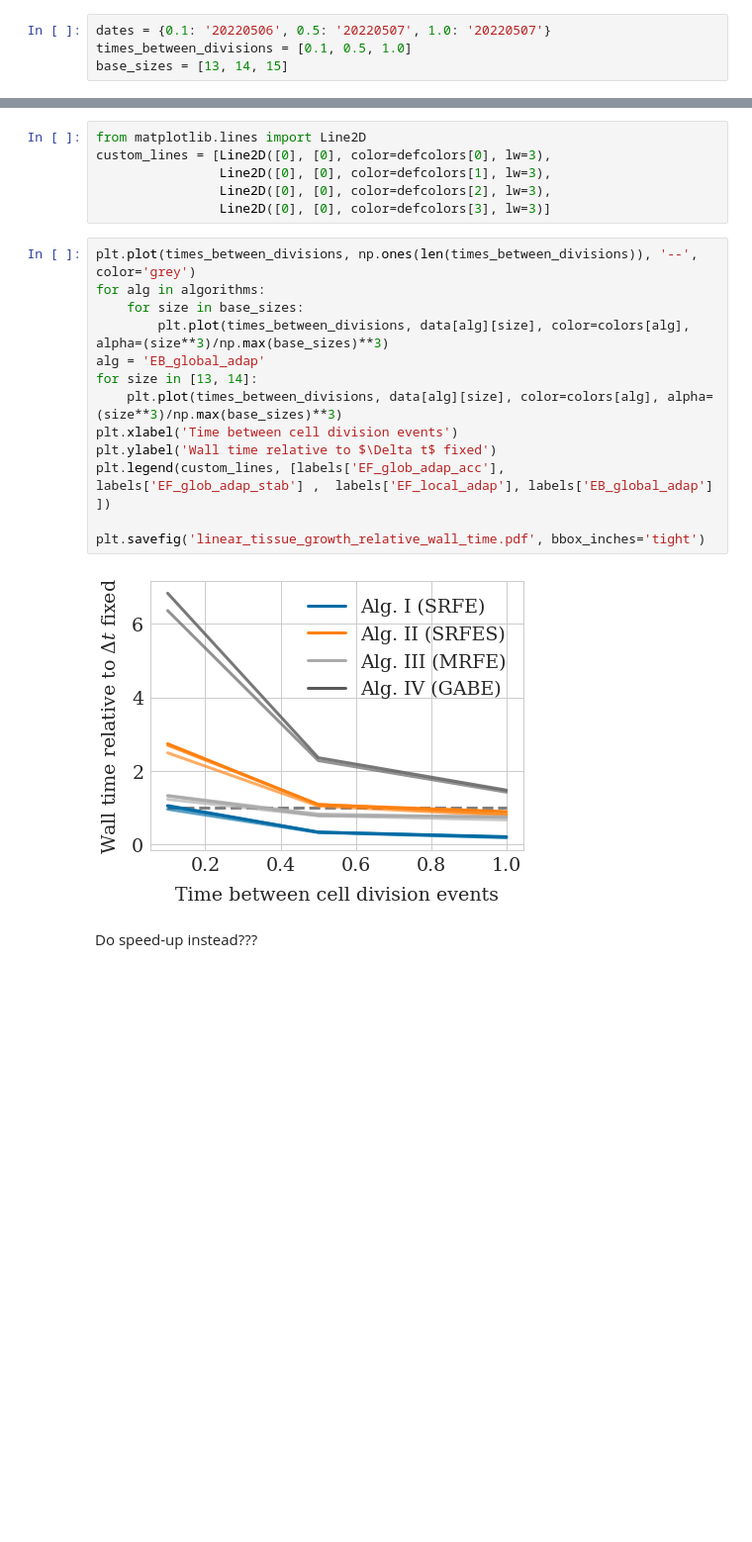
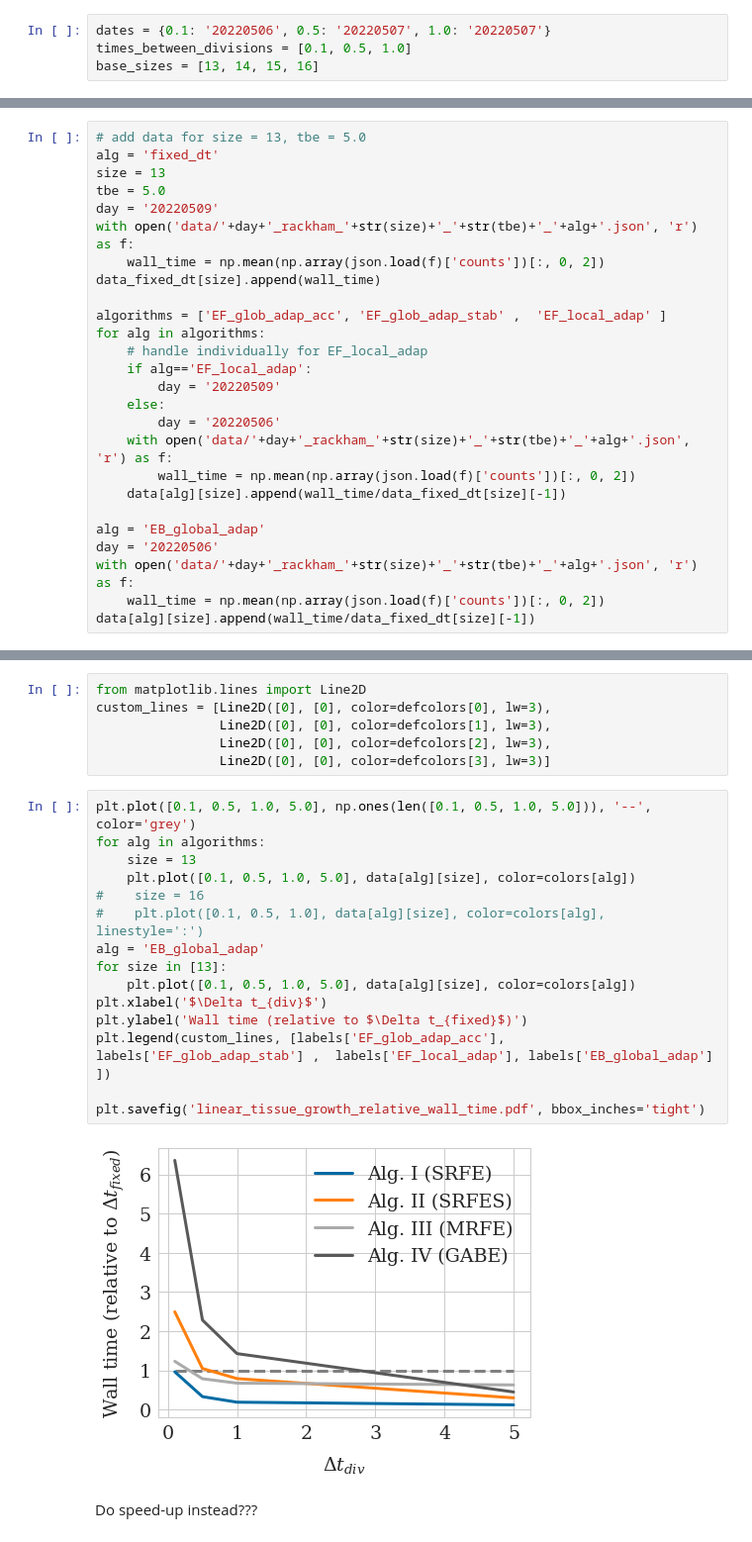
Before and after one commit to somathias/cbmos, a Jupyter notebook: experiments/exp-draft_linear_tissue_growth.ipynb, the cells around one changed output, grey strips where cells are left out. Shown at 99% size. Drawn from its saved outputs; the diff is of its cells as text; blank space fills up the shorter version.

Commit message:
Update plot for linear tissue growth

```diff
--- a/experiments/exp-draft_linear_tissue_growth.ipynb
+++ b/experiments/exp-draft_linear_tissue_growth.ipynb
@@ -110,7 +95,7 @@ Version 2: (only add 10 cells, but do 4 repetions):
 # %%
 dates = {0.1: '20220506', 0.5: '20220507', 1.0: '20220507'}
 times_between_divisions = [0.1, 0.5, 1.0]
-base_sizes = [13, 14, 15]
+base_sizes = [13, 14, 15, 16]
 # %%
 alg = 'fixed_dt'
 data_fixed_dt = {}
@@ -151,0 +168,26 @@ for size in [13, 14]:
+# %%
+# add data for size = 13, tbe = 5.0
+alg = 'fixed_dt'
+size = 13
+tbe = 5.0
+day = '20220509'
+with open('data/'+day+'_rackham_'+str(size)+'_'+str(tbe)+'_'+alg+'.json', 'r') as f:
+    wall_time = np.mean(np.array(json.load(f)['counts'])[:, 0, 2])
+data_fixed_dt[size].append(wall_time)
+
+algorithms = ['EF_glob_adap_acc', 'EF_glob_adap_stab' ,  'EF_local_adap' ]
+for alg in algorithms:
+    # handle individually for EF_local_adap
+    if alg=='EF_local_adap':
+        day = '20220509'
+    else:
+        day = '20220506'
+    with open('data/'+day+'_rackham_'+str(size)+'_'+str(tbe)+'_'+alg+'.json', 'r') as f:
+        wall_time = np.mean(np.array(json.load(f)['counts'])[:, 0, 2])
+    data[alg][size].append(wall_time/data_fixed_dt[size][-1])
+
+alg = 'EB_global_adap'
+day = '20220506'
+with open('data/'+day+'_rackham_'+str(size)+'_'+str(tbe)+'_'+alg+'.json', 'r') as f:
+    wall_time = np.mean(np.array(json.load(f)['counts'])[:, 0, 2])
+data[alg][size].append(wall_time/data_fixed_dt[size][-1])
@@ -170,20 +228,22 @@ custom_lines = [Line2D([0], [0], color=defcolors[0], lw=3),
                 Line2D([0], [0], color=defcolors[2], lw=3),
                 Line2D([0], [0], color=defcolors[3], lw=3)]
 # %%
-plt.plot(times_between_divisions, np.ones(len(times_between_divisions)), '--', color='grey')
+plt.plot([0.1, 0.5, 1.0, 5.0], np.ones(len([0.1, 0.5, 1.0, 5.0])), '--', color='grey')
 for alg in algorithms:
-    for size in base_sizes:
-        plt.plot(times_between_divisions, data[alg][size], color=colors[alg], alpha=(size**3)/np.max(base_sizes)**3)
+    size = 13
+    plt.plot([0.1, 0.5, 1.0, 5.0], data[alg][size], color=colors[alg])
+#    size = 16
+#    plt.plot([0.1, 0.5, 1.0], data[alg][size], color=colors[alg], linestyle=':')
 alg = 'EB_global_adap'
-for size in [13, 14]:
-    plt.plot(times_between_divisions, data[alg][size], color=colors[alg], alpha=(size**3)/np.max(base_sizes)**3)
-plt.xlabel('Time between cell division events')
-plt.ylabel('Wall time relative to $\Delta t$ fixed')
+for size in [13]:
+    plt.plot([0.1, 0.5, 1.0, 5.0], data[alg][size], color=colors[alg])
+plt.xlabel('$\Delta t_{div}$')
+plt.ylabel('Wall time (relative to $\Delta t_{fixed}$)')
 plt.legend(custom_lines, [labels['EF_glob_adap_acc'], labels['EF_glob_adap_stab'] ,  labels['EF_local_adap'], labels['EB_global_adap'] ])
 
 plt.savefig('linear_tissue_growth_relative_wall_time.pdf', bbox_inches='tight')
 # %% [output]
-[figure, old version]
+[figure, new version]
 # %% [markdown]
 Do speed-up instead???
 # %%
```
Also changed, not shown: parts of 50 cells of this notebook.
